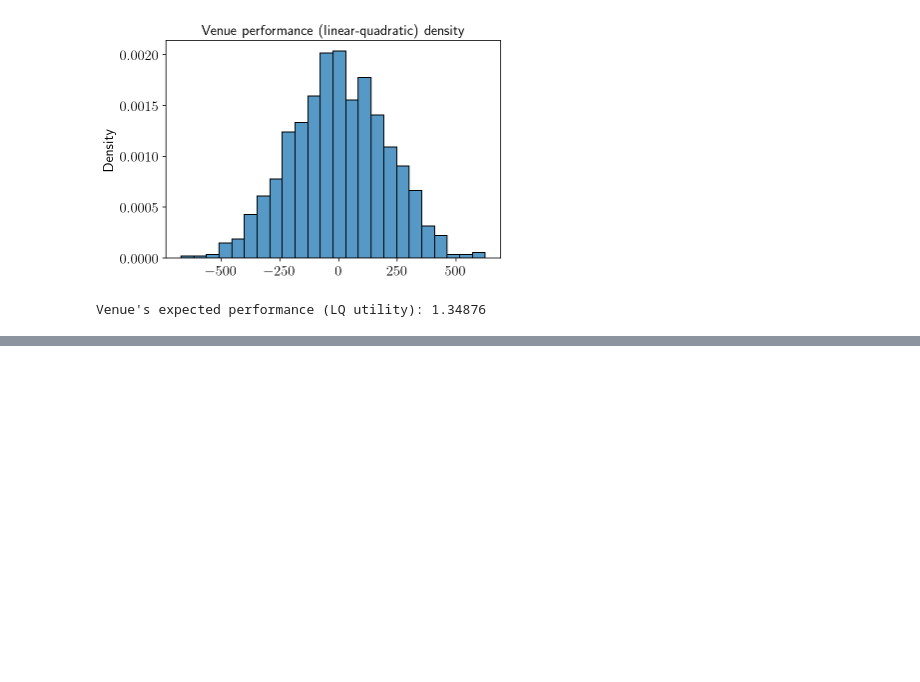
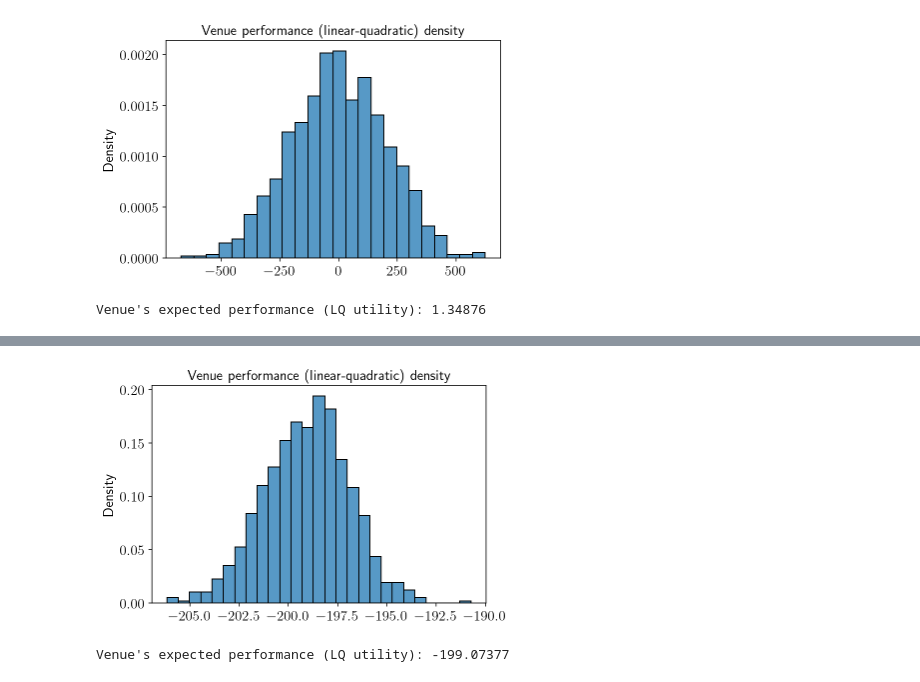
Before and after one commit to muhammadalifaqsha/amm-make-take-fee, a Jupyter notebook: Notebook.ipynb, the cells around one changed output, grey strips where cells are left out. Drawn from its saved outputs; the diff is of its cells as text; code cells hidden in the pictures; blank space fills up the shorter version.

```diff
--- a/Notebook.ipynb
+++ b/Notebook.ipynb
@@ -176,0 +230,9 @@ Venue's expected performance (LQ utility): 1.34876
+# %%
+sns.histplot(venue_wealth[0,:], stat='density')
+plt.title("Venue performance (linear-quadratic) density")
+plt.show()
+
+print(f'Venue\'s expected performance (LQ utility): {venue_wealth[0,:].mean():1.5f}')
+# %% [output]
+[figure, added]
+Venue's expected performance (LQ utility): -199.07377
```
Also changed, not shown: parts of 10 cells of this notebook, 3 other files.
